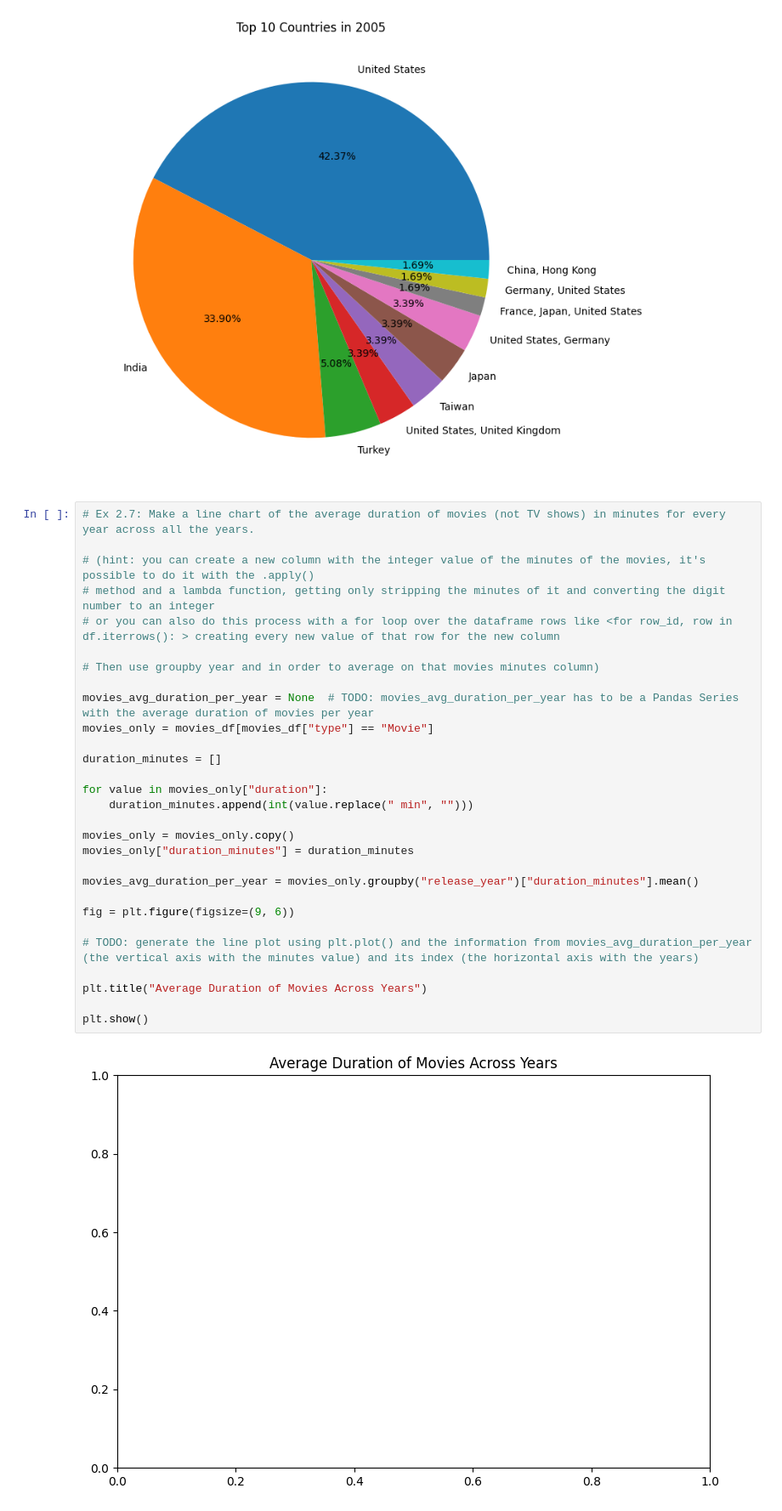
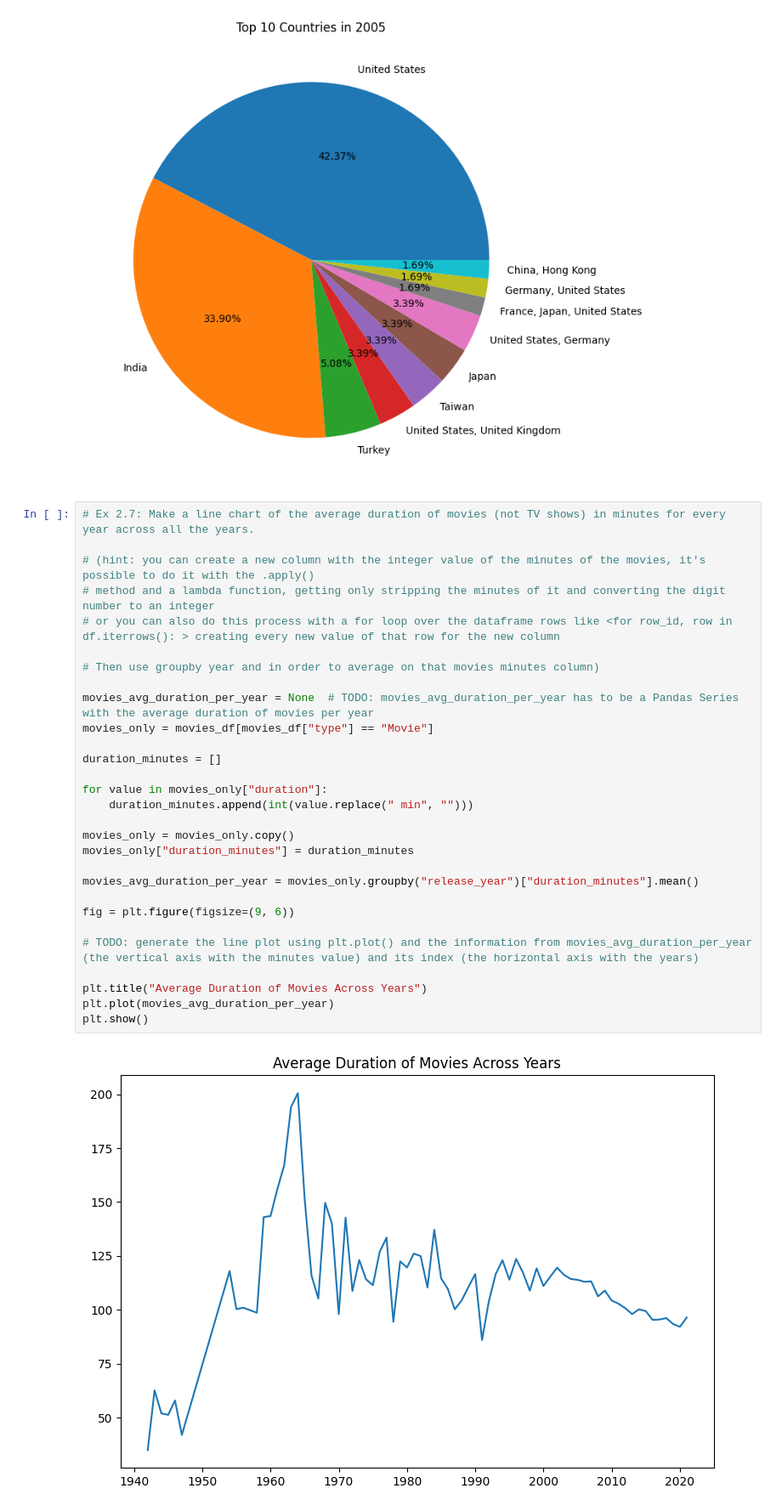
Before and after one commit to carol011017-web/hyerim_eae_ipld_project, a Jupyter notebook: development/02_netflix_data_analysis.ipynb, the cells around one changed output. Shown: that part at 85% size. Saved outputs shown, nothing was run; the diff lists cells and outputs as text.

```diff
--- a/development/02_netflix_data_analysis.ipynb
+++ b/development/02_netflix_data_analysis.ipynb
@@ -143,31 +143,31 @@ Name: count, dtype: int64
 # %%
 # Ex 2.7: Make a line chart of the average duration of movies (not TV shows) in minutes for every year across all the years.
 
 # (hint: you can create a new column with the integer value of the minutes of the movies, it's possible to do it with the .apply()
 # method and a lambda function, getting only stripping the minutes of it and converting the digit number to an integer
 # or you can also do this process with a for loop over the dataframe rows like <for row_id, row in df.iterrows(): > creating every new value of that row for the new column
 
 # Then use groupby year and in order to average on that movies minutes column)
 
 movies_avg_duration_per_year = None  # TODO: movies_avg_duration_per_year has to be a Pandas Series with the average duration of movies per year
 movies_only = movies_df[movies_df["type"] == "Movie"]
 
 duration_minutes = []
 
 for value in movies_only["duration"]:
     duration_minutes.append(int(value.replace(" min", "")))
 
 movies_only = movies_only.copy()
 movies_only["duration_minutes"] = duration_minutes
 
 movies_avg_duration_per_year = movies_only.groupby("release_year")["duration_minutes"].mean()
 
 fig = plt.figure(figsize=(9, 6))
 
 # TODO: generate the line plot using plt.plot() and the information from movies_avg_duration_per_year (the vertical axis with the minutes value) and its index (the horizontal axis with the years)
 
 plt.title("Average Duration of Movies Across Years")
-
+plt.plot(movies_avg_duration_per_year)
 plt.show()
 # %% [output]
-[figure, old version]
+[figure, new version]
```
Also changed, not shown: 3 other files.
